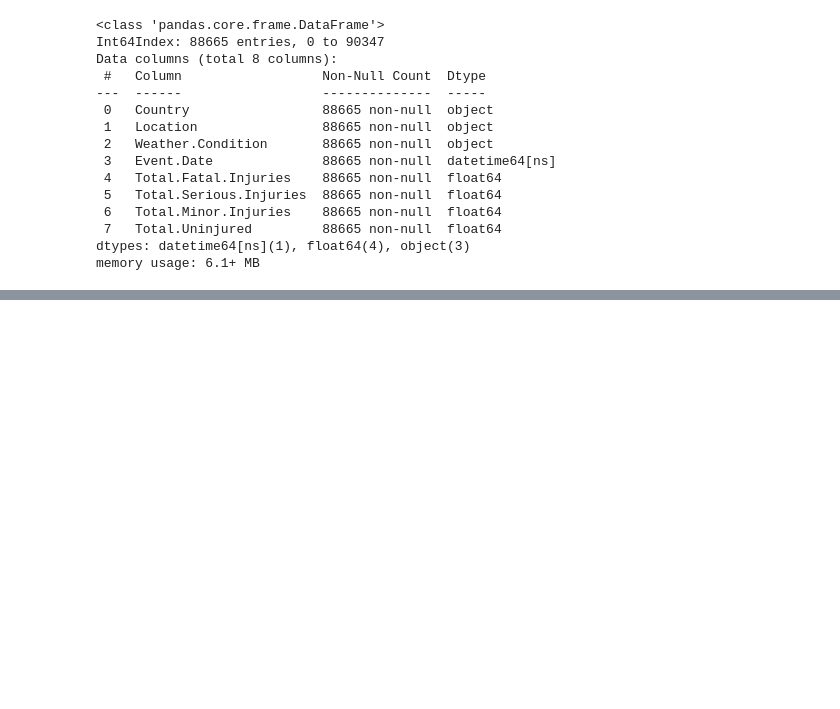
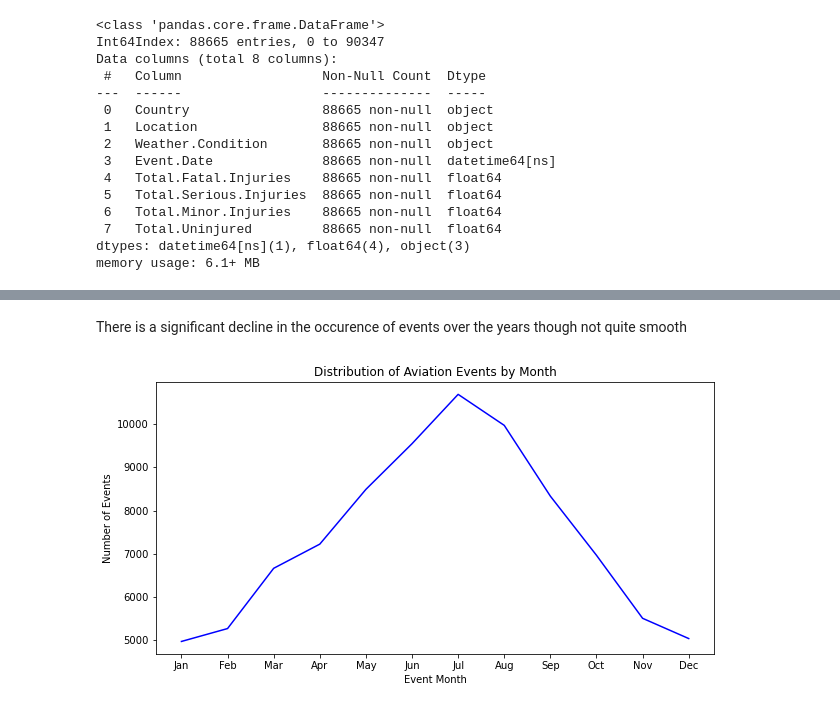
Before and after one commit to WanjikuKahoro/Phase-1-Project, a Jupyter notebook: index.ipynb, the cells around one changed output, grey strips where cells are left out. Saved outputs shown, nothing was run; the diff lists cells and outputs as text; code cells hidden in the pictures; blank space fills up the shorter version.

```diff
--- a/index.ipynb
+++ b/index.ipynb
@@ -313,0 +434,24 @@ df.to_csv('Aviation_Data_Cleaned.csv', index=False)
+# %% [markdown]
+There is a significant decline in the occurence of events over the years though not quite smooth
+# %%
+# Ensure the months in the graph are ordered for easy interpretation
+
+# The correct chronological order of the abbreviated months
+month_order = ['Jan', 'Feb', 'Mar', 'Apr', 'May', 'Jun',
+               'Jul', 'Aug', 'Sep', 'Oct', 'Nov', 'Dec']
+
+# Convert the 'Month' column to a categorical type with the specified order
+df['Month'] = pd.Categorical(df['Month'], categories=month_order, ordered=True)
+
+accidents_per_month = df.groupby('Month').size().reset_index(name='Event_Count')
+accidents_per_month
+
+# Plot the Line graph for Months against events
+plt.figure(figsize=(10,5))
+plt.plot(accidents_per_month['Month'], accidents_per_month['Event_Count'], color='blue')
+plt.title("Distribution of Aviation Events by Month")
+plt.xlabel("Event Month")
+plt.ylabel("Number of Events")
+plt.show()
+# %% [output]
+[figure, added]
```
Also changed, not shown: parts of 26 cells of this notebook.
